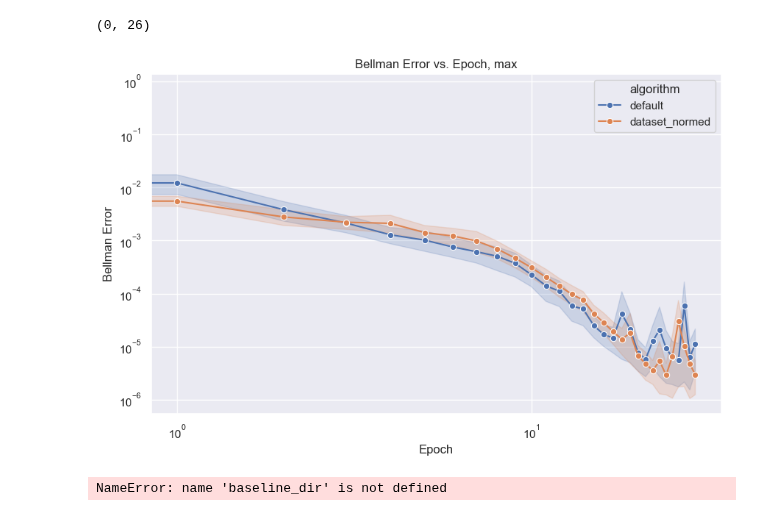
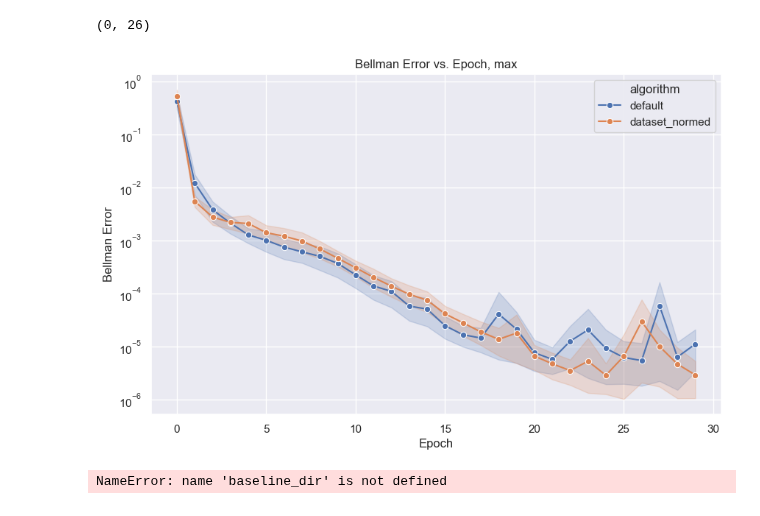
Before and after one commit to mariusdgm/phd-research, a Jupyter notebook: experiments/dqn/analyze_results_adjusted_loss.ipynb, the cells around one changed output. Drawn from its saved outputs; the diff is of its cells as text; code cells hidden in the pictures.

```diff
--- a/experiments/dqn/analyze_results_adjusted_loss.ipynb
+++ b/experiments/dqn/analyze_results_adjusted_loss.ipynb
@@ -211,28 +211,28 @@ bellman_errors_df[bellman_errors_df["bellman_error"].isna()].shape
 # %%
 plt.figure(figsize=(10, 6))
 
 # Plot experiment data
 sns.lineplot(
     data=bellman_errors_df,
     x="epoch",
     y="bellman_error",
     hue="algorithm",
     marker="o",
     errorbar="ci",
     #  errorbar=("pi", 100)
 )
 
 
 # Adjustments to plot aesthetics
 plt.xlabel("Epoch")
 plt.ylabel("Bellman Error")
-plt.xscale("log")
+# plt.xscale("log")
 plt.yscale("log")
 plt.title(f"Bellman Error vs. Epoch, {bellman_errors_df['neural_fit_mode'].iloc[0]}")
 
 plt.show()
 # %% [output]
-[figure, old version]
+[figure, new version]
 # %%
 
 
```
Also changed, not shown: parts of 1 cell of this notebook, 3 other files.
